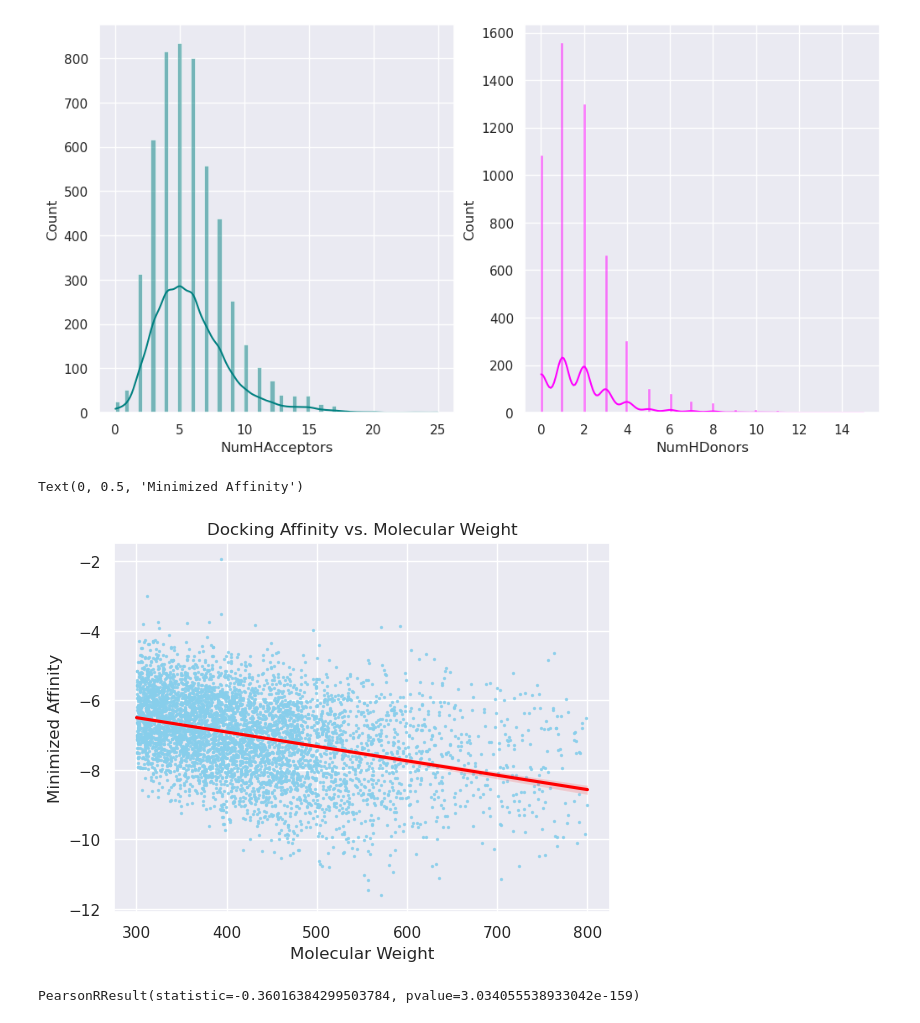
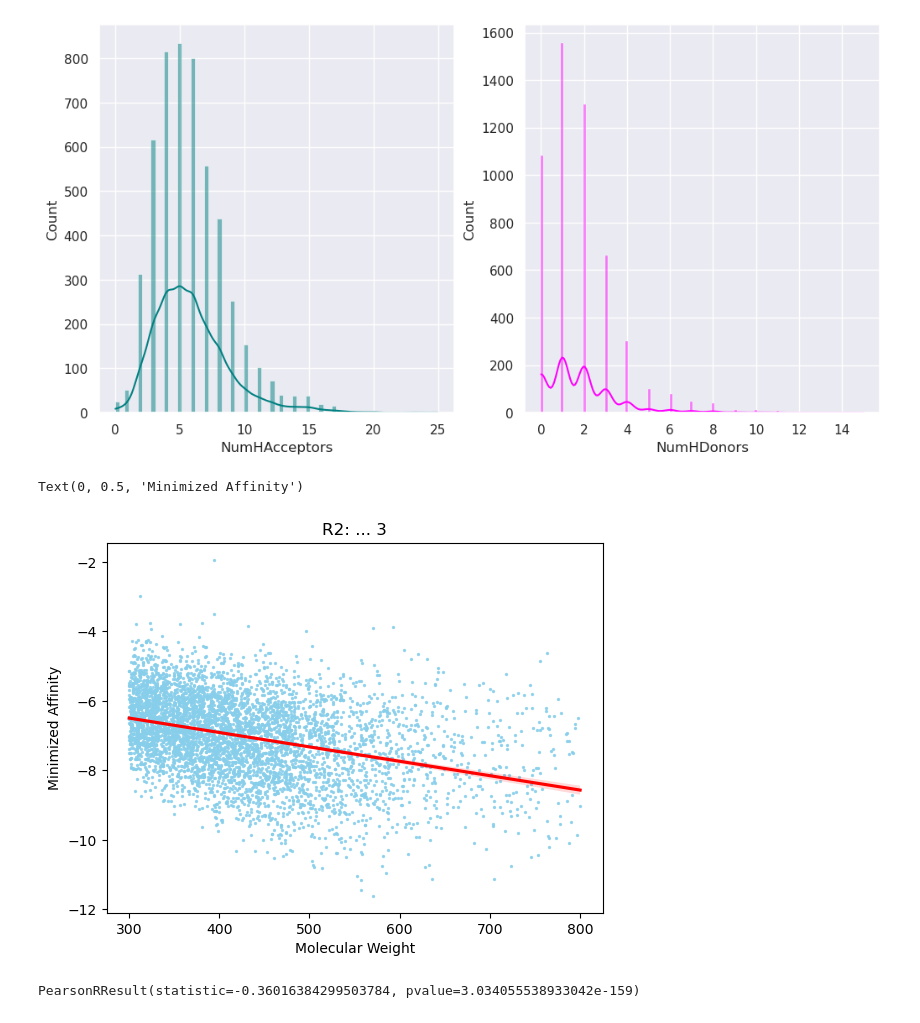
Before and after one commit to lynden95/novel-pabb-inhibitors-eos, a Jupyter notebook: notebooks/validation.ipynb, the cells around one changed output. Saved outputs shown, nothing was run; the diff lists cells and outputs as text; code cells hidden in the pictures.

```diff
--- a/notebooks/validation.ipynb
+++ b/notebooks/validation.ipynb
@@ -77,14 +77,15 @@ sns.histplot(data=df_smallmols_alldesc, x="NumHDonors", kde=True, color="magenta
 # %%
 # Correlation between minimizedAffinity and descriptors.
 
 ax1 = sns.regplot(x="MolWt", y="minimizedAffinity", data=df_smallmols_alldesc,
                   scatter_kws={"color": "skyblue", "s": 2}, line_kws={"color": "red"})
-ax1.set_title("Docking Affinity vs. Molecular Weight")
+r=3
+ax1.set_title("R2: ... {}".format(r))
 ax1.set_xlabel("Molecular Weight")
 ax1.set_ylabel("Minimized Affinity")
 # %% [output]
 Text(0, 0.5, 'Minimized Affinity')
-[figure, old version]
+[figure, new version]
 # %%
 stats.pearsonr(df_smallmols_alldesc['MolWt'], df_smallmols_alldesc['minimizedAffinity'])
 # %% [output]
```
Also changed, not shown: parts of 22 cells of this notebook, 27 other files.
